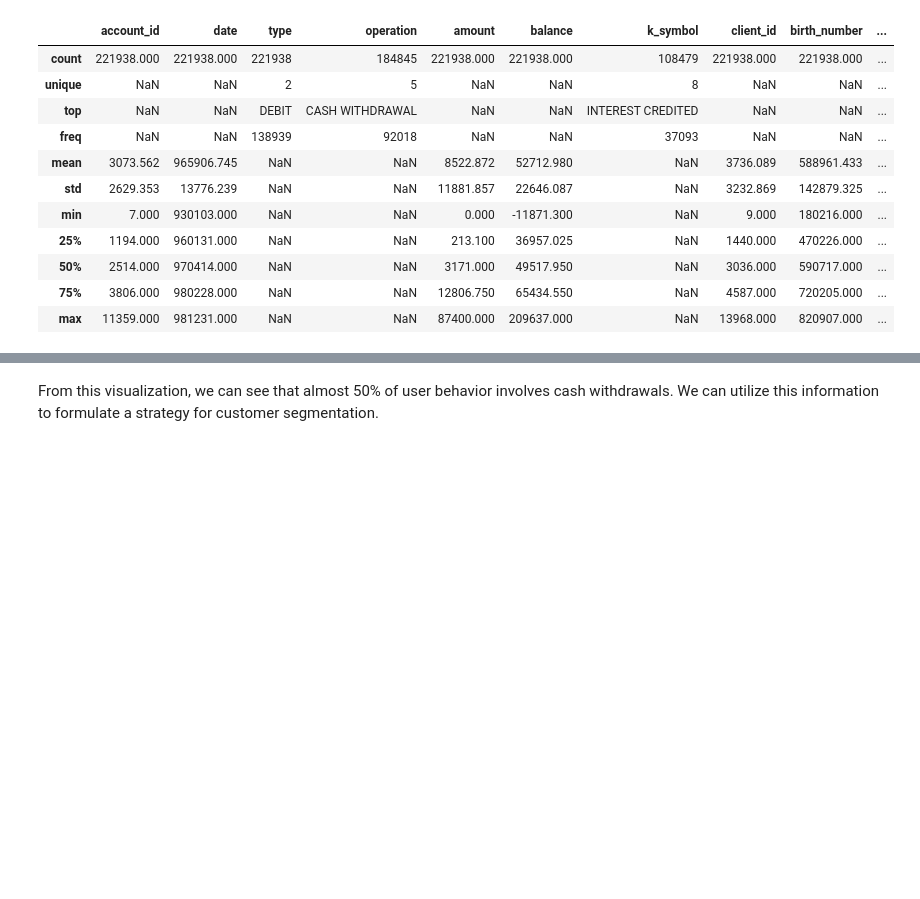
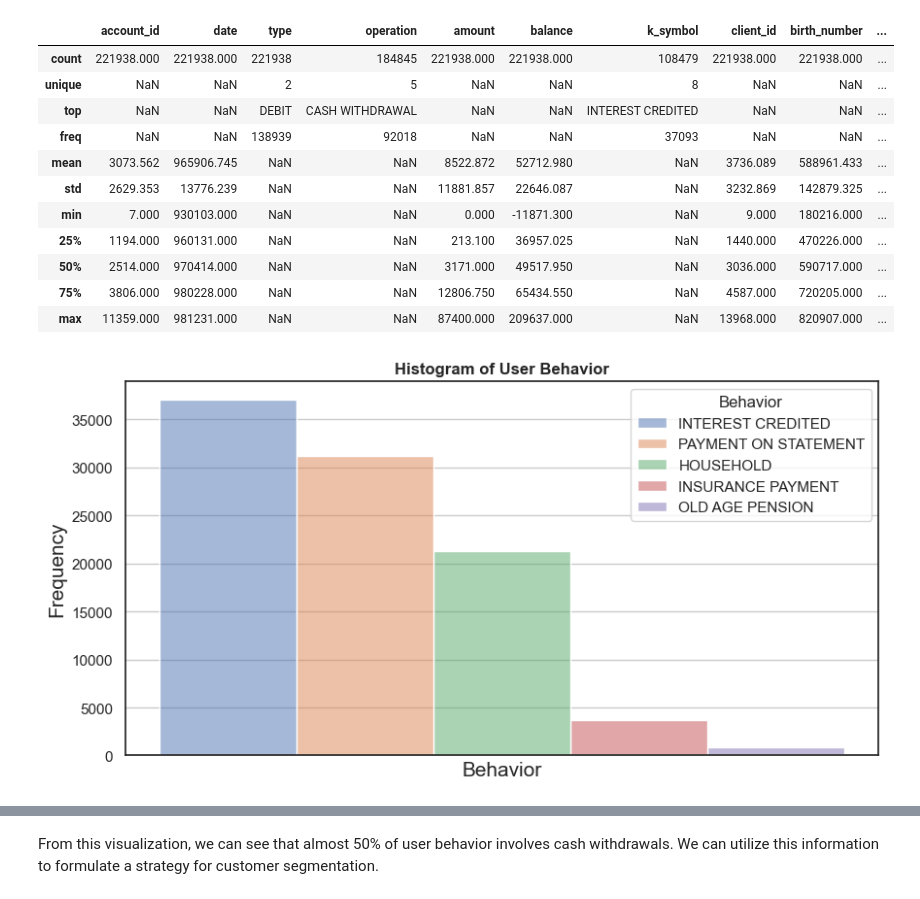
Before and after one commit to ardifarizky/Unlocking-Customer-Insight-Trough-Clustering, a Jupyter notebook: notebook.ipynb, the cells around one changed output, grey strips where cells are left out. Drawn from its saved outputs; the diff is of its cells as text; code cells hidden in the pictures; blank space fills up the shorter version.

```diff
--- a/notebook.ipynb
+++ b/notebook.ipynb
@@ -273,3 +273,29 @@ d.describe(include='all')
 | 50% | 2514.000 | 970414.000 | NaN | NaN | 3171.000 | 49517.950 | NaN | 3036.000 | 590717.000 | ... |
 | 75% | 3806.000 | 980228.000 | NaN | NaN | 12806.750 | 65434.550 | NaN | 4587.000 | 720205.000 | ... |
 | max | 11359.000 | 981231.000 | NaN | NaN | 87400.000 | 209637.000 | NaN | 13968.000 | 820907.000 | ... |
+# %%
+df_plot = d.copy()
+
+# Change column name
+df_plot.rename(columns={'k_symbol': 'Behavior'}, inplace=True)
+
+# Filter the DataFrame for specific values in 'Behavior'
+selected_values = ['INTEREST CREDITED','PAYMENT ON STATEMENT','HOUSEHOLD','INSURANCE PAYMENT','OLD AGE PENSION']
+df_filtered = df_plot[df_plot['Behavior'].isin(selected_values)]
+
+# Create a histogram using seaborn
+plt.figure(figsize=(10, 5))  # Adjust the figure size if needed
+sns.histplot(data=df_filtered, x='Behavior', bins=30, hue='Behavior', legend=True)
+
+# Adding axis labels and customizing their font size
+plt.xlabel('Behavior', fontsize=15)
+plt.xticks(rotation=45)  # Rotate x-axis labels for better readability
+plt.ylabel('Frequency', fontsize=15)
+plt.xticks([])
+plt.title('Histogram of User Behavior', fontweight='bold')
+
+# Display the plot
+plt.grid(True)
+plt.show()
+# %% [output]
+[figure, added]
```
Also changed, not shown: parts of 5 cells of this notebook, 1 other file.
